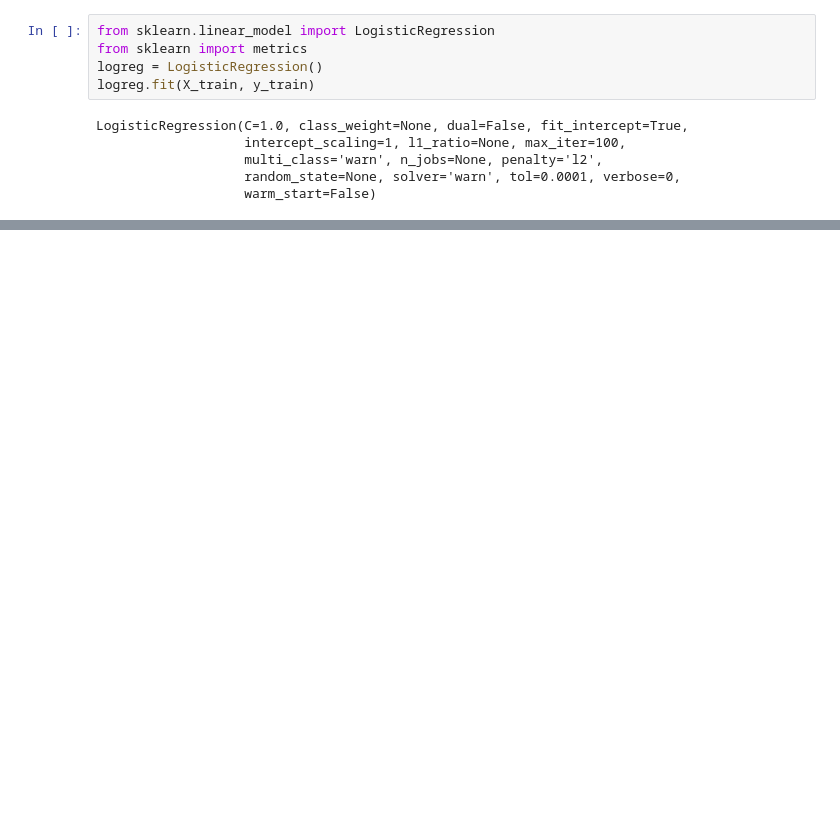
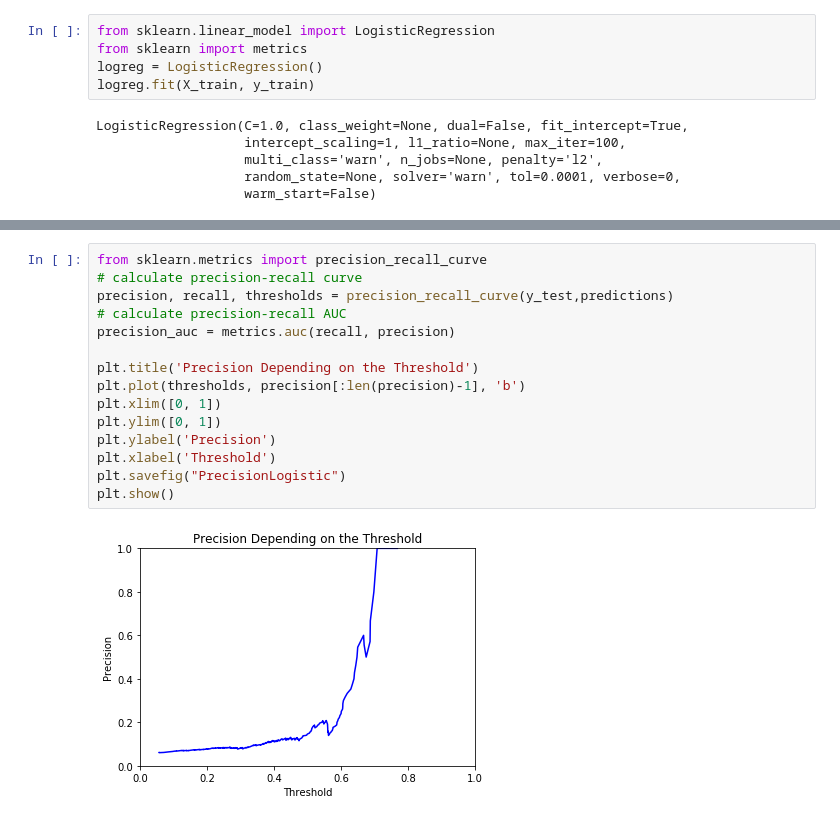
Before and after one commit to Weulass/Billboard-analytics, a Jupyter notebook: First Models.ipynb, the cells around one changed output, grey strips where cells are left out. Cells and saved outputs as stored; diff of their text form; blank space fills up the shorter version.

```diff
--- a/First Models.ipynb
+++ b/First Models.ipynb
@@ -213,0 +242,17 @@ plt.show()
+# %%
+from sklearn.metrics import precision_recall_curve
+# calculate precision-recall curve
+precision, recall, thresholds = precision_recall_curve(y_test,predictions)
+# calculate precision-recall AUC
+precision_auc = metrics.auc(recall, precision)
+
+plt.title('Precision Depending on the Threshold')
+plt.plot(thresholds, precision[:len(precision)-1], 'b')
+plt.xlim([0, 1])
+plt.ylim([0, 1])
+plt.ylabel('Precision')
+plt.xlabel('Threshold')
+plt.savefig("PrecisionLogistic")
+plt.show()
+# %% [output]
+[figure, added]
```
Also changed, not shown: parts of 14 cells of this notebook, 9 other files.
